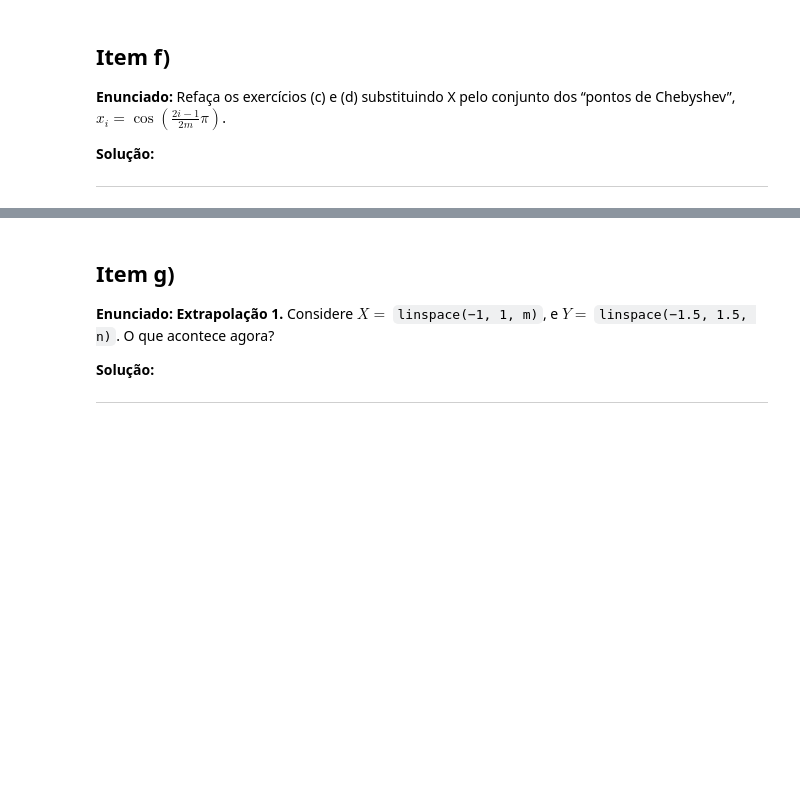
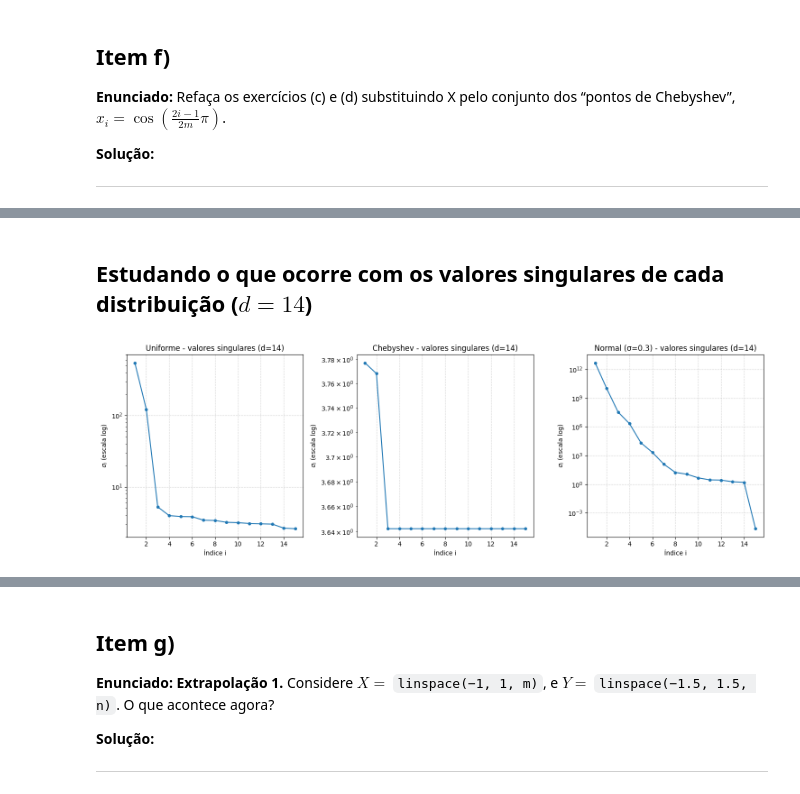
Before and after one commit to Gontijo8199/Projeto-3-ALN-A2, a Jupyter notebook: questao_3.ipynb, the cells around one changed output, grey strips where cells are left out. Cells and saved outputs as stored; diff of their text form; code cells hidden in the pictures; blank space fills up the shorter version.

```diff
--- a/questao_3.ipynb
+++ b/questao_3.ipynb
@@ -354,0 +497,44 @@ o condicionamento? E $n \to \infty$ e $d \to \infty$?
+# %% [markdown]
+## Estudando o que ocorre com os valores singulares de cada distribuição ($d = 14$)
+# %%
+# Avaliando os valores singulares para um grau fixo (d = m-1)
+d_fixed = m - 1
+fig, axes = plt.subplots(1, 3, figsize=(15, 5))
+
+# --- Uniforme ---
+np.random.seed(42)
+X_uniform = uniform_points(m)
+C_uniform = composite_matrix(X_uniform, Y, d_fixed)
+sv_uniform = np.linalg.svd(C_uniform, compute_uv=False)
+axes[0].semilogy(range(1, len(sv_uniform)+1), sv_uniform, 'o-', markersize=4)
+axes[0].set_title(f'Uniforme - valores singulares (d={d_fixed})')
+axes[0].set_xlabel('Índice i')
+axes[0].set_ylabel(r'$\sigma_i$ (escala log)')
+axes[0].grid(True, axis='both', linestyle='--', alpha=0.5)
+
+# --- Chebyshev ---
+np.random.seed(42)
+X_cheb = chebyshev_points(m)
+C_cheb = composite_matrix(X_cheb, Y, d_fixed)
+sv_cheb = np.linalg.svd(C_cheb, compute_uv=False)
+axes[1].semilogy(range(1, len(sv_cheb)+1), sv_cheb, 'o-', markersize=4)
+axes[1].set_title(f'Chebyshev - valores singulares (d={d_fixed})')
+axes[1].set_xlabel('Índice i')
+axes[1].set_ylabel(r'$\sigma_i$ (escala log)')
+axes[1].grid(True, axis='both', linestyle='--', alpha=0.5)
+
+# --- Normal (sqrt(Var)=0.3) ---
+np.random.seed(42)
+X_normal = normal_points(m, sigma=0.3)
+C_normal = composite_matrix(X_normal, Y, d_fixed)
+sv_normal = np.linalg.svd(C_normal, compute_uv=False)
+axes[2].semilogy(range(1, len(sv_normal)+1), sv_normal, 'o-', markersize=4)
+axes[2].set_title(f'Normal (σ=0.3) - valores singulares (d={d_fixed})')
+axes[2].set_xlabel('Índice i')
+axes[2].set_ylabel(r'$\sigma_i$ (escala log)')
+axes[2].grid(True, axis='both', linestyle='--', alpha=0.5)
+
+plt.tight_layout()
+plt.show()
+# %% [output]
+[figure, added]
```
Also changed, not shown: parts of 15 cells of this notebook, 1 other file.
